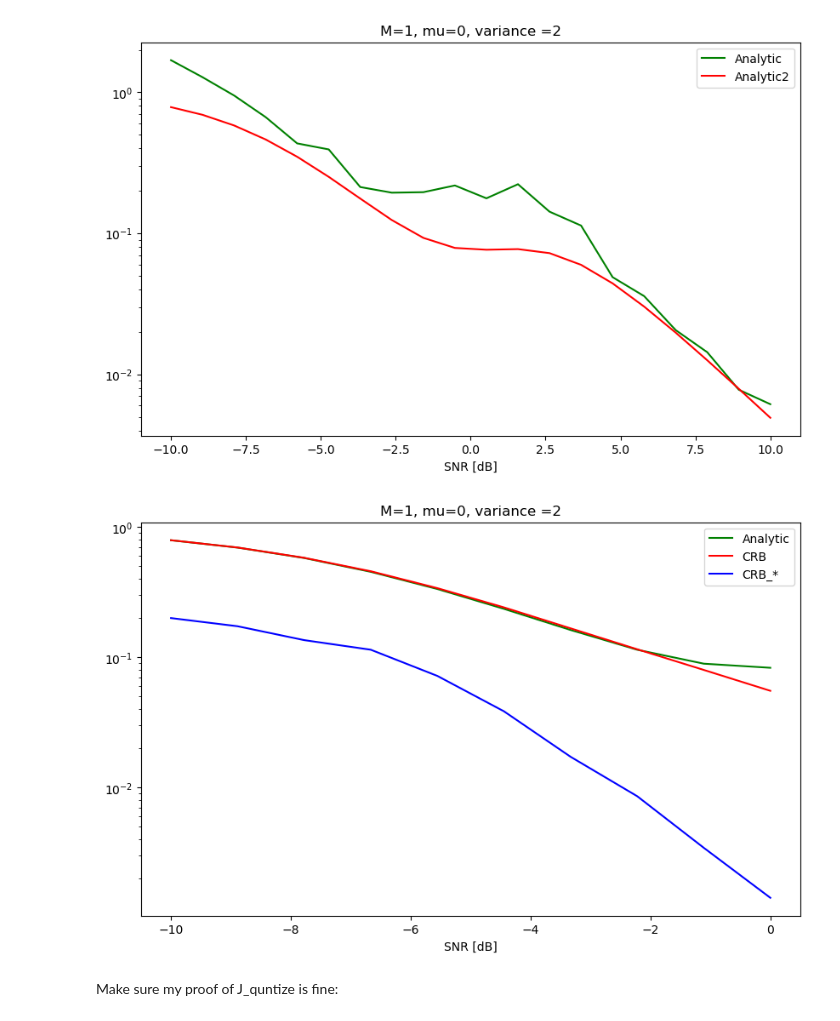
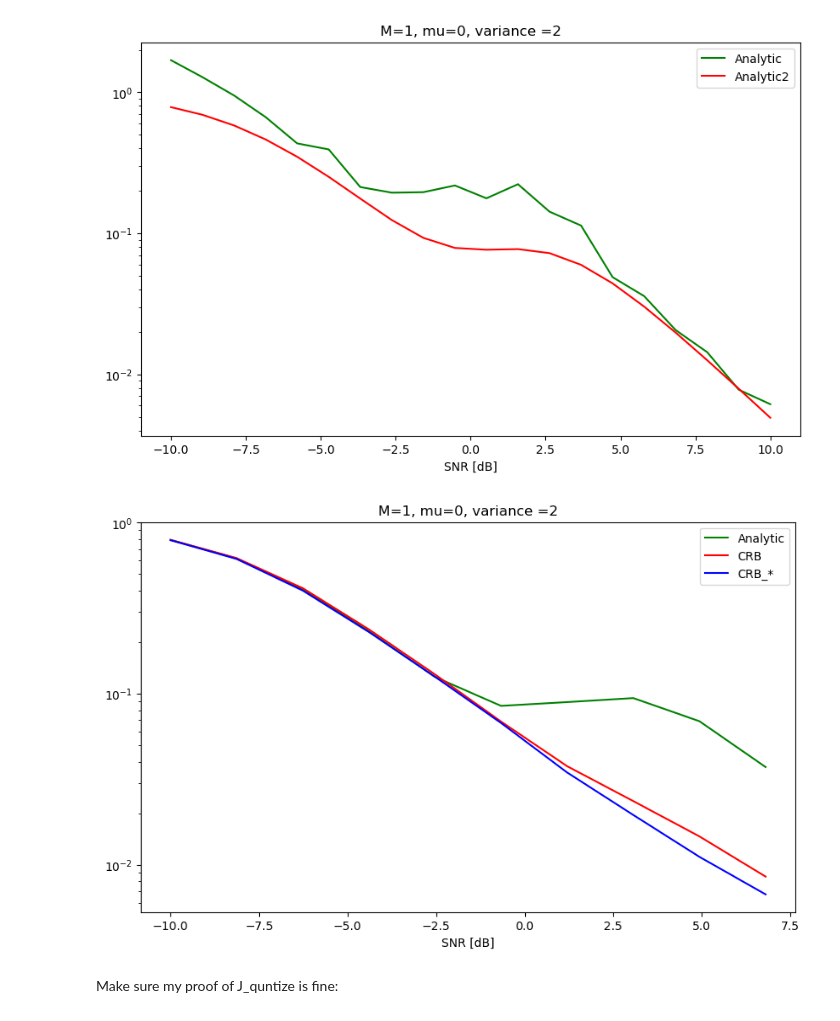
Before and after one commit to mazyaniv/Channel_Estimation, a Jupyter notebook: yaniv.ipynb, the cells around one changed output. Saved outputs shown, nothing was run; the diff lists cells and outputs as text; code cells hidden in the pictures.

```diff
--- a/yaniv.ipynb
+++ b/yaniv.ipynb
@@ -255,14 +255,8 @@ def proba(sigma1,sigma2, n_a,matrix,xa,xq,theta,thresh_real=0,thresh_im=0):
     f_xa = 1/(pow((sigma1**2)*math.pi,M*n_a))*np.exp(-(np.linalg.norm (xa-matrix[0]@theta)**2)/(sigma1**2))
     f_xq = np.prod(np.power(norm.cdf(zeta_real),(0.5-xq.real/math.sqrt(2)).reshape(-1,1)))\
     *np.prod(np.power(norm.cdf(zeta_im),(0.5+xq.imag/math.sqrt(2)).reshape(-1,1)))*np.prod(np.power(norm.cdf(-zeta_real),(0.5-xq.real/math.sqrt(2)).reshape(-1,1)))*np.prod(np.power(norm.cdf(-zeta_im),(0.5-xq.imag/math.sqrt(2)).reshape(-1,1)))
-    return p_theta*f_xq*f_xa
-# real_teta = np.random.normal(mu, sigma_teta,M)
-# im_teta = np.random.normal(mu, sigma_teta,M)
-# teta = real_teta + 1j*im_teta
-# teta = teta.reshape(M,1)
-# fewfwe = Matrix(1,10)
-# xa, xq = x(1,1, 1, 10, fewfwe,teta)
-# proba(1,1, 1,fewfwe,xa,xq,teta)
+    return f_xa#p_theta*f_xa*f_xa
+
 def WWS(sigma1,sigma2, n_a, n_q, matrix, s,h,observ=sim,thresh_real=0,thresh_im=0):
     E_c = np.zeros((observ))
     E_d = np.zeros((observ))
@@ -294,29 +288,49 @@ def BBZ(sigma1,sigma2, n_a, n_q, matrix, s,h,observ=sim,thresh_real=0,thresh_im=
         E[i] = pow(counter/devide-1,2)
     E = np.mean(E, 0)
     return pow(h,2)/E
+# %%
+def Mixed(sigma1,sigma2, n_a,n_q,matrix,observ=sim,thresh_real=0,thresh_im=0):
+    teta_samp = samp_teta(observ)
+    g_teta = matrix[1] @ teta_samp
+    G_normal = matrix[1]/math.sqrt(n_q*rho_q)
+    zeta_real = ((math.sqrt(2)/sigma2)*(g_teta.real-thresh_real))
+    zeta_im = ((math.sqrt(2)/sigma2)*(g_teta.imag-thresh_im))
+    pdf_real = norm.pdf(zeta_real)
+    pdf_im = norm.pdf(zeta_im)
+    d_vec = np.divide(np.power(pdf_real, 2), np.multiply(norm.cdf(zeta_real), (norm.cdf(-zeta_real)))) + \
+            np.divide(np.power(pdf_im, 2), np.multiply(norm.cdf(zeta_im), (norm.cdf(-zeta_im))))
+    d = np.mean(d_vec, axis=1) #converges to 0.95 aprox.
+
+    s,h = 0.25,0.01
+    my_vector = [(n_q*rho_q*d[i])*G_normal[i].reshape(M,1).conjugate()*G_normal[i].reshape(M,1).transpose() for  i in range(len(d))]
+    Jq = np.sum(my_vector,axis=0)*(1/(2*pow(sigma2, 2)))
+    Ja = 1/BBZ(sigma1,sigma2, n_a, n_q, matrix, s,h,sim)#(rho_a * n_a / pow(sigma1, 2))*np.identity(M)
+    Jp = np.identity(M)
+    J = Jq+Ja+Jp
+    return LA.norm((LA.inv(J)).real,"fro")
 # %%
-sim = 1000
+sim = 100
 na = 1
 nq = 40
-s,h = 0.1,0.00001
+s,h = 0.81,0.01
 epsilon = pow(10,-1)
-sigma_space_new = np.logspace(0,1,10)
+sigma_space_new = np.logspace(-0.68,1,10)
 matrix_const = Matrix(na,nq)
 L_Estimator_analytic1 = [MSE_zertothresh_analytic(sigma_space_new[i],sigma_space_new[i], na,nq) for i in range(len(sigma_space_new))]
 CRB1 = [CRB(sigma_space_new[i],sigma_space_new[i],na,nq,matrix_const) for i in range(len(sigma_space_new))]
-CRB_pp1 = [BBZ(sigma_space_new[i],sigma_space_new[i],na,nq,matrix_const,s,h) for i in range(len(sigma_space_new))]
+CRB_pp1 = [Mixed(sigma_space_new[i],sigma_space_new[i],na,nq,matrix_const) for i in range(len(sigma_space_new))]
 ######################
 fig = plt.figure(figsize=(10, 6))
 plt.plot(10*np.log10(1/sigma_space_new), L_Estimator_analytic1, color = "green", label = "Analytic")
 plt.plot(10*np.log10(1/sigma_space_new), CRB1, color = "red", label = "CRB")
 plt.plot(10*np.log10(1/sigma_space_new), CRB_pp1, color = "blue", label = "CRB_*")
 plt.title("M={}, mu={}, variance ={}".format(M,mu,round(2*pow(sigma_teta,2))))
 plt.yscale('log')
 plt.xlabel("SNR [dB]")
 plt.legend()
 plt.show()
 # %% [output]
-[figure, old version]
+[figure, new version]
 # %% [markdown]
 Make sure my proof of J_quntize is fine:
 # %%
```
Also changed, not shown: parts of 9 cells of this notebook.
